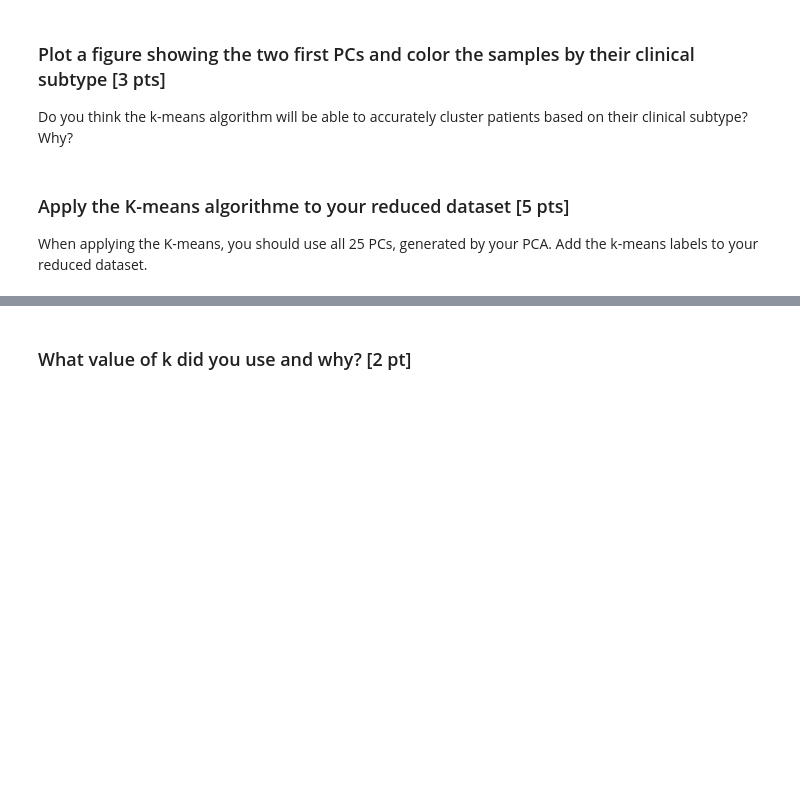
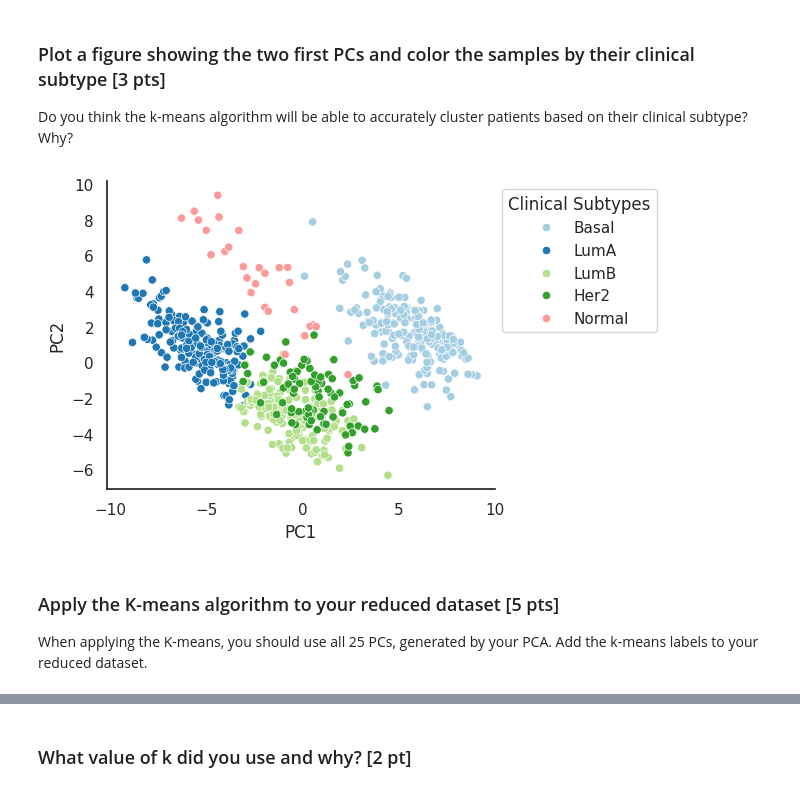
Before and after one commit to eteszner/BIM6065D_2024, a Jupyter notebook: notebook/exercices_good_practices.ipynb, the cells around one changed output, grey strips where cells are left out. Saved outputs shown, nothing was run; the diff lists cells and outputs as text; code cells hidden in the pictures; blank space fills up the shorter version.

```diff
--- a/notebook/exercices_good_practices.ipynb
+++ b/notebook/exercices_good_practices.ipynb
@@ -133,3 +219,10 @@ You are wondering if the M genes considered by your dataset are enough to cluste
 ### Apply a PCA Dimensionality reduction to your gene expression dataset [4 pts]
 
 Once you selected the numerical gene expression, scale the value and initiate a PCA object. You want to reduce your set of features to **25 components**.
+# %%
+subset_PCA = data.iloc[:, 0:47]
+scaler = sklearn.preprocessing.StandardScaler()
+scaler.fit(subset_PCA)
+subset_scaled = scaler.transform(subset_PCA)
+pca = sklearn.decomposition.PCA(n_components=25)
+pca.fit(subset_scaled)
@@ -138,3 +241,9 @@ Once you selected the numerical gene expression, scale the value and initiate a
 # %% [markdown]
 ### Apply the PCA onto your gene expression data and create a DataFrame with the PCs and the clinical patient subtypes [4 pts]
 **Show a preview/overview of your dataframe**
+# %%
+pca_data = pca.fit_transform(subset_scaled)
+pc_columns = ["PC" + str(i+1) for i in range(25)]
+pca_df = pd.DataFrame(pca_data, columns = pc_columns)
+pca_df['Clinical_subtypes'] = data['Clinical_subtypes']
+print(pca_df.head())
@@ -141,6 +281,14 @@ Once you selected the numerical gene expression, scale the value and initiate a
 # %% [markdown]
 ### Plot a figure showing the two first PCs and color the samples by their clinical subtype [3 pts]
 Do you think the k-means algorithm will be able to accurately cluster patients based on their clinical subtype? Why?
+# %%
+plt.figure(figsize=(5, 4))
+sns.scatterplot(x='PC1', y='PC2', hue='Clinical_subtypes', data=pca_df, palette="Paired")
+#p.set_title("First two PCs coloured by Clinical Subtypes")
+plt.legend(title="Clinical Subtypes", bbox_to_anchor=(1, 1), loc='upper left')
+sns.despine()
+# %% [output]
+[figure, added]
 # %% [markdown]
-### Apply the K-means algorithme to your reduced dataset [5 pts]
+### Apply the K-means algorithm to your reduced dataset [5 pts]
 When applying the K-means, you should use all 25 PCs, generated by your PCA. Add the k-means labels to your reduced dataset.
```
Also changed, not shown: parts of 19 cells of this notebook.
